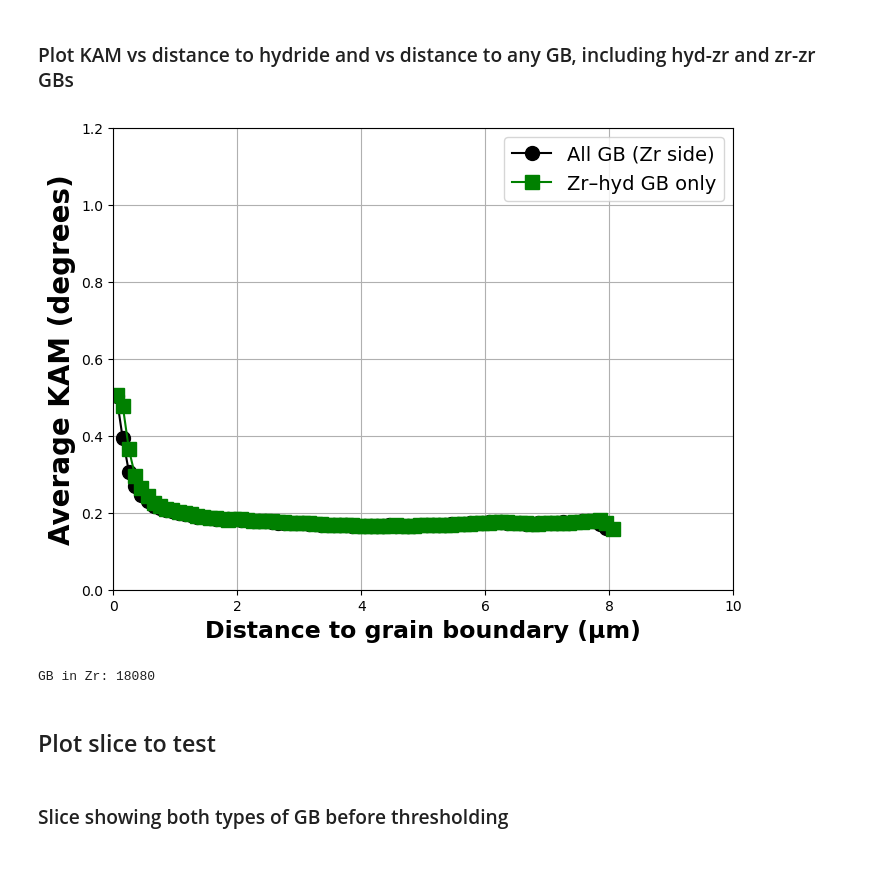
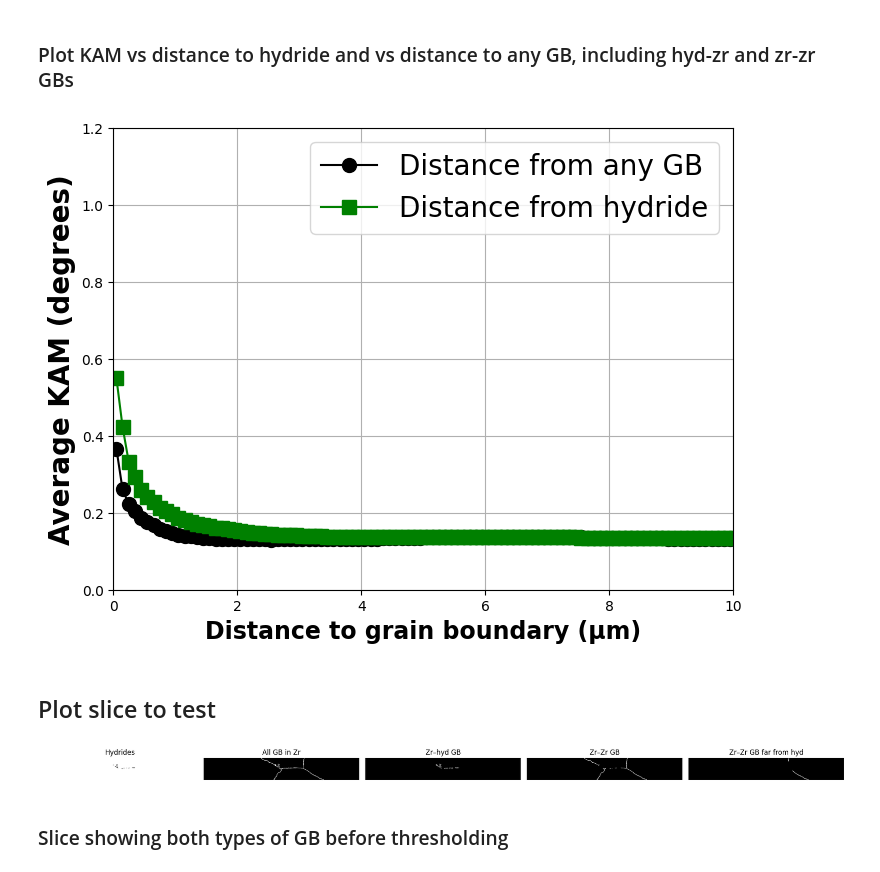
Before and after one commit to zr-midas/3D_characterisation_Zircaloy4, a Jupyter notebook: 3D_charaterisation/KAM_analysis/KAM_vs_distanceGB_hyd.ipynb, the cells around one changed output. Cells and saved outputs as stored; diff of their text form; code cells hidden in the pictures.

```diff
--- a/3D_charaterisation/KAM_analysis/KAM_vs_distanceGB_hyd.ipynb
+++ b/3D_charaterisation/KAM_analysis/KAM_vs_distanceGB_hyd.ipynb
@@ -10,16 +10,13 @@ from matplotlib.lines import Line2D
 # %% [markdown]
 ### Import files
 # %%
-small_microstructure = False
+small_microstructure = True
 larger_microstructure = False
-section = True
+section = False
 
 if small_microstructure:
     file_path = 'E:/Users/lagon/The University of Manchester Dropbox/Laura Gonzalez/Zr-hydrides/Lunty polish/Lunty avec tickle/Laura analysis Part 1/3D microstructure analysis'
-    #file_path = 'E:/Users/lagon/The University of Manchester Dropbox/Laura Gonzalez/Zr-hydrides/Lunty polish/Lunty avec tickle/Laura analysis Part 1/Cleaning Zr with Hydrides/'
     file_name = file_path + "/4.5-Recrystallised_rotated_aligned_cleaned_KAM_boundarycells.dream3d"
-    #file_name = file_path + "D3D_Lunty_avec_tickle_Part1_100nm_cleanedmicrostructure_withhydrides_IPF_KAM_distances.dream3d"
-    #KAM_path = "/DataContainers/ImageDataContainer/CellData/KernelAverageMisorientations"
     KAM_path = "/DataContainers/ImageDataContainer/CellData/KAM"
     boundary_cells = "/DataContainers/ImageDataContainer/CellData/BoundaryCells"
     hydphase, Zrphase = 1, 2
@@ -375,54 +181,38 @@ dist_to_hyd_um_vol: (107, 54, 169)
 # %% [markdown]
 ### Plot KAM vs distance to hydride and vs distance to any GB, including hyd-zr and zr-zr GBs
 # %%
-
-gb_in_zr = gb_all & zr_mask
-
-# Hydride-touch region
-hyd_touch = binary_dilation(hyd_mask, structure=np.ones((3, 3, 3), dtype=bool))
-
-
-
-voxel_spacing = tuple(np.asarray(voxel_size, dtype=float))
-
 
 dist_to_hyd = distance_transform_edt(~hyd_mask, sampling=voxel_spacing)[zr_mask]
 dist_gb = distance_transform_edt(~gb_all, sampling=voxel_spacing)[zr_mask]
 
-# Matching Zr KAM values
 kam_zr = kam[zr_mask]
 
-# --- Bin + mean ---
+## Set bins for plotting
 bin_width = 0.1
 max_dist = 30.0
 bins = np.arange(0.0, max_dist + bin_width, bin_width)
-
 bin_centers, bin_means = binned_mean(dist_gb, kam_zr, bins)
 bin_centers_tohyd, bin_means_tohyd = binned_mean(dist_to_hyd, kam_zr, bins)
 
+## Graphs
 
 plt.figure(figsize=(8, 6))
-plt.plot(bin_centers, bin_means, marker='o', color='black', markersize=10, label='All GB (Zr side)')
-plt.plot(bin_centers_tohyd, bin_means_tohyd, marker='s', color='green', markersize=10, label='Zr–hyd GB only')
-#plt.plot(bin_centers_zrgb[m], bin_means_zrgb[m], marker='^', color='blue', markersize=10, label='Zr–Zr GB only')
+plt.plot(bin_centers, bin_means, marker='o', color='black', markersize=10, label='Distance from any GB')
+plt.plot(bin_centers_tohyd, bin_means_tohyd, marker='s', color='green', markersize=10, label='Distance from hydride')
 plt.xlabel("Distance to grain boundary (µm)", fontsize=17, fontweight='bold')
 plt.ylabel("Average KAM (degrees)", fontsize=20, fontweight='bold')
 plt.xlim([0, 10])
 plt.ylim([0, 1.2])
 plt.grid(True)
-plt.legend(fontsize=14)
+plt.legend(fontsize=20)
 plt.show()
-
-print("GB in Zr:", np.count_nonzero(gb_in_zr))
 # %% [output]
-[figure, old version]
+[figure, new version]
-GB in Zr: 18080
 # %% [markdown]
 ## Plot slice to test
 # %%
 if small_microstructure or larger_microstructure:
     fig, axes = plt.subplots(1, 5, figsize=(20, 4), sharey=True)
-    z = 85
     # 1) Phases
     axes[0].imshow(ph[:, :, z], cmap='gray')
     axes[0].set_title("Hydrides")
@@ -448,6 +238,8 @@ if small_microstructure or larger_microstructure:
 
     plt.tight_layout()
     plt.show()
+# %% [output]
+[figure, added]
 # %% [markdown]
 ### Slice showing both types of GB before thresholding
 # %%
```
Also changed, not shown: parts of 10 cells of this notebook.
